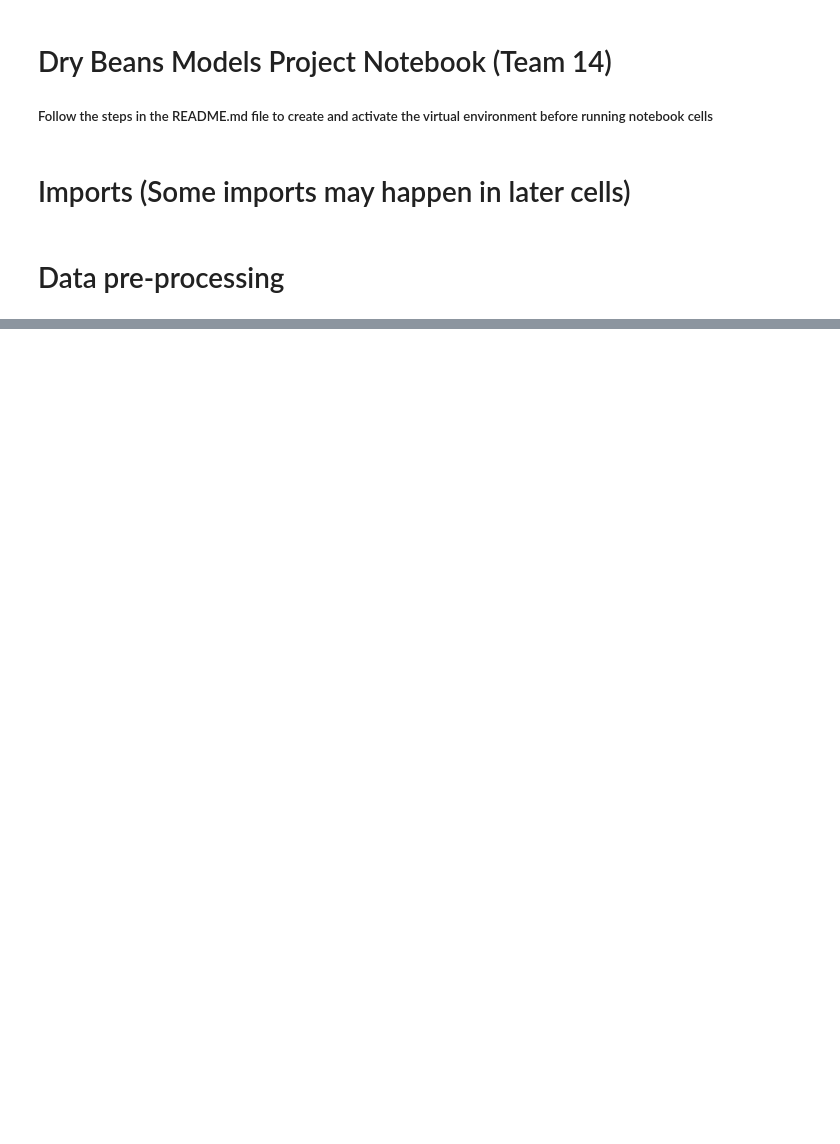
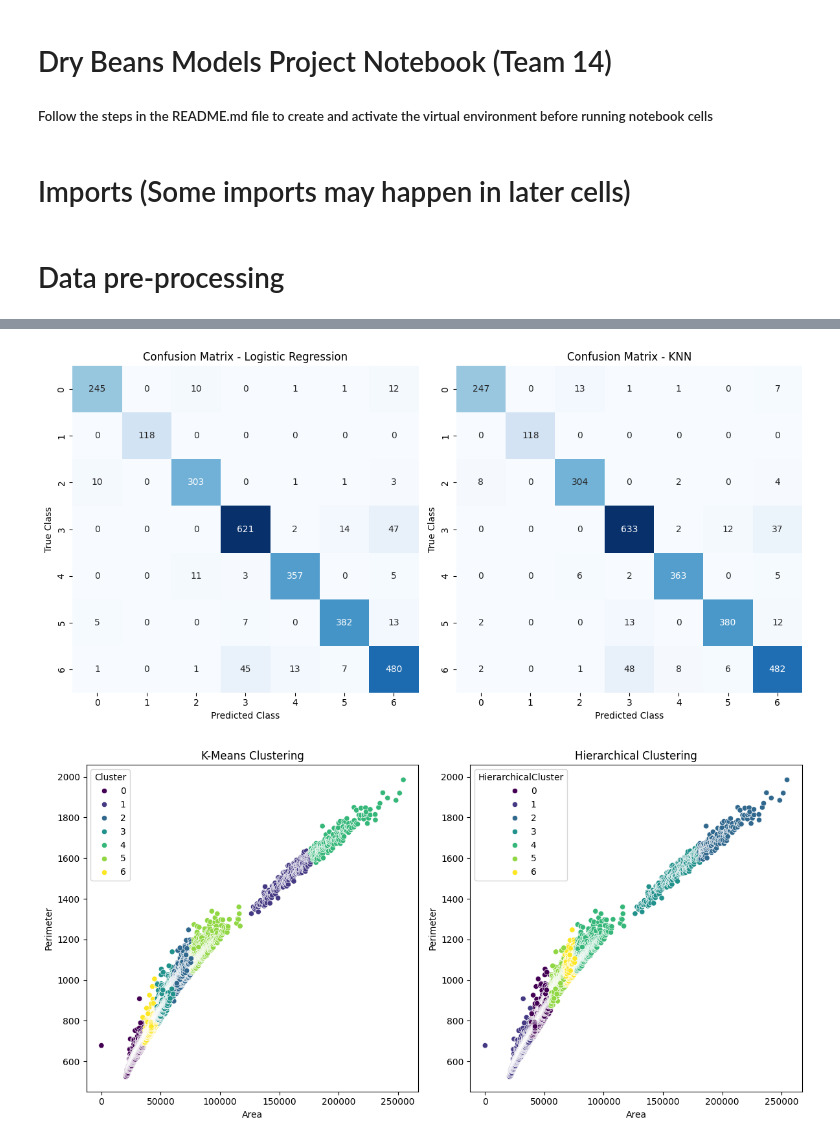
Before and after one commit to collaboratorsje/Dry_Beans_Models, a Jupyter notebook: src/Models.ipynb, the cells around one changed output, grey strips where cells are left out. Drawn from its saved outputs; the diff is of its cells as text; code cells hidden in the pictures; blank space fills up the shorter version.

```diff
--- a/src/Models.ipynb
+++ b/src/Models.ipynb
@@ -56,7 +56,7 @@ df.to_csv('../raw_data/Dry_Bean_Dataset.csv', index=False)
 file_path = '../raw_data/Dry_Bean_Dataset.csv'
 
 # Load the dataset
-data = pd.read_excel(file_path)
+data = pd.read_csv(file_path)
 
 # Display the first few rows of the dataset
 print(data.head())
@@ -66,0 +237,6 @@ ValueError: Excel file format cannot be determined, you must specify an engine m
+# %%
+# K-Nearest Neighbors
+knn = KNeighborsClassifier()
+knn.fit(X_train_scaled, y_train)
+y_pred_knn = knn.predict(X_test_scaled)
+print("KNN Accuracy:", accuracy_score(y_test, y_pred_knn))
@@ -66,0 +245,10 @@ ValueError: Excel file format cannot be determined, you must specify an engine m
+# %%
+# Step 4: Unsupervised Learning
+# K-Means Clustering
+kmeans = KMeans(n_clusters=len(data['Class'].unique()), n_init=10)  # Explicitly set n_init
+kmeans.fit(X)
+data['Cluster'] = kmeans.labels_
+# %%
+# Hierarchical Clustering
+hierarchical = AgglomerativeClustering(n_clusters=len(data['Class'].unique()))
+data['HierarchicalCluster'] = hierarchical.fit_predict(X)
@@ -66,0 +321,39 @@ ValueError: Excel file format cannot be determined, you must specify an engine m
+# %%
+# Plotting Confusion Matrices for Supervised Learning
+plt.figure(figsize=(12, 6))
+
+plt.subplot(1, 2, 1)
+sns.heatmap(confusion_matrix(y_test, y_pred_logreg), annot=True, fmt="d", cmap="Blues", cbar=False)
+plt.title("Confusion Matrix - Logistic Regression")
+plt.xlabel("Predicted Class")
+plt.ylabel("True Class")
+
+plt.subplot(1, 2, 2)
+sns.heatmap(confusion_matrix(y_test, y_pred_knn), annot=True, fmt="d", cmap="Blues", cbar=False)
+plt.title("Confusion Matrix - KNN")
+plt.xlabel("Predicted Class")
+plt.ylabel("True Class")
+
+plt.tight_layout()
+plt.show()
+
+# Plotting Scatter Plots for Unsupervised Learning
+plt.figure(figsize=(12, 6))
+
+plt.subplot(1, 2, 1)
+sns.scatterplot(x='Area', y='Perimeter', hue='Cluster', data=data, palette='viridis')
+plt.title('K-Means Clustering')
+plt.xlabel('Area')
+plt.ylabel('Perimeter')
+
+plt.subplot(1, 2, 2)
+sns.scatterplot(x='Area', y='Perimeter', hue='HierarchicalCluster', data=data, palette='viridis')
+plt.title('Hierarchical Clustering')
+plt.xlabel('Area')
+plt.ylabel('Perimeter')
+
+plt.tight_layout()
+plt.show()
+# %% [output]
+[figure, added]
+[figure, added]
```
Also changed, not shown: parts of 14 cells of this notebook.
